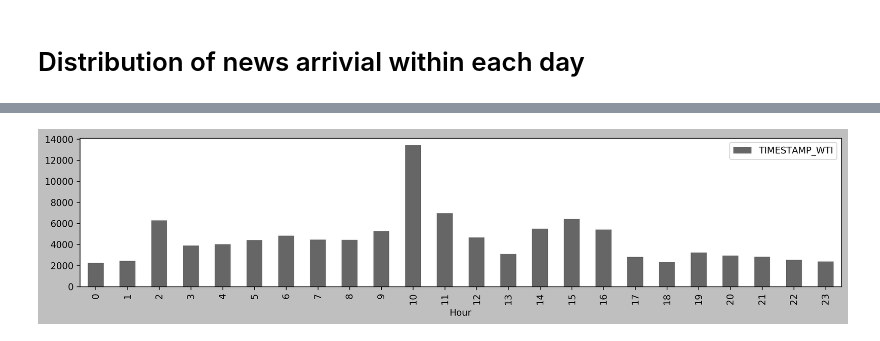
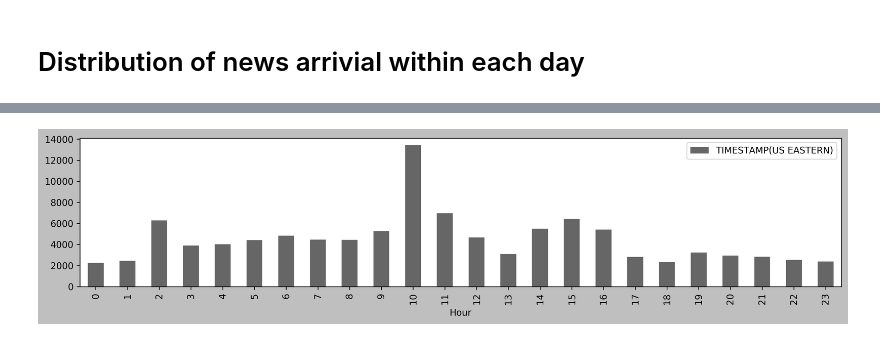
Before and after one commit to TianyuDu/ugthesis, a Jupyter notebook: eda/rpna_crude_oil_eda.ipynb, the cells around one changed output, grey strips where cells are left out. Saved outputs shown, nothing was run; the diff lists cells and outputs as text; code cells hidden in the pictures.

```diff
--- a/eda/rpna_crude_oil_eda.ipynb
+++ b/eda/rpna_crude_oil_eda.ipynb
@@ -421,7 +397,11 @@ df_times = pd.DataFrame(df_oil["TIMESTAMP_WTI"].copy())
+# %%
+col_name = "TIMESTAMP(US EASTERN)"
+df_times.columns = [col_name]
+df_times[col_name] = df_times[col_name]
 # %%
 plt.rcParams["axes.grid"] = False
-df_times.groupby(df_times["TIMESTAMP_WTI"].dt.hour).count().plot(kind="bar", alpha=0.6)
+df_times.groupby(df_times[col_name].dt.hour).count().plot(kind="bar", alpha=0.6)
 plt.xlabel("Hour")
 plt.savefig("../figures/rpna_eda/news_arrivial_by_hours.png", dpi=300, bbox_inches="tight")
 # %% [output]
-[figure, old version]
+[figure, new version]
```
Also changed, not shown: parts of 2 cells of this notebook, 4 other files.
